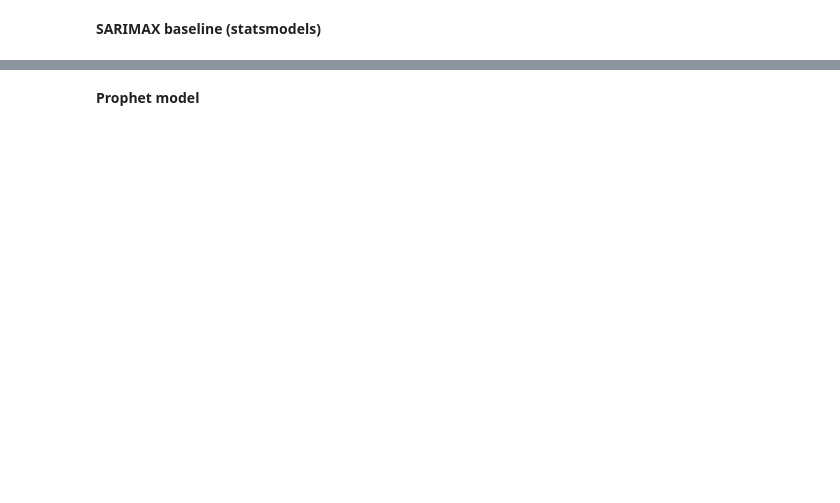
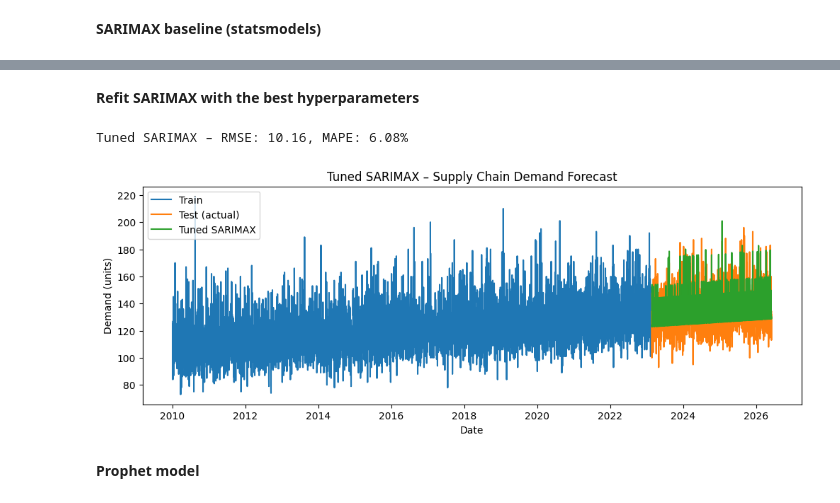
Before and after one commit to Sarathchandrrra/supply-chain-demand-forecasting-chronos-prophet-sarimax, a Jupyter notebook: Chronos_vs_Prophet_vs_Statsmodels_on_Supply_Chain_Demand.ipynb, the cells around one changed output, grey strips where cells are left out. Drawn from its saved outputs; the diff is of its cells as text; code cells hidden in the pictures; blank space fills up the shorter version.

```diff
--- a/Chronos_vs_Prophet_vs_Statsmodels_on_Supply_Chain_Demand.ipynb
+++ b/Chronos_vs_Prophet_vs_Statsmodels_on_Supply_Chain_Demand.ipynb
@@ -149,3 +233,38 @@ plt.show()
+# %% [markdown]
+**Refit SARIMAX with the best hyperparameters**
+# %%
+best = study.best_params
+
+best_model = SARIMAX(
+    endog=train["y"],
+    exog=exog_train,
+    order=(best["p"], best["d"], best["q"]),
+    seasonal_order=(best["P"], best["D"], best["Q"], 7),
+    enforce_stationarity=False,
+    enforce_invertibility=False,
+)
+
+best_result = best_model.fit(disp=False)
+best_forecast = best_result.get_forecast(steps=len(test), exog=exog_test)
+best_pred = best_forecast.predicted_mean.values
+
+best_rmse = rmse(y_test, best_pred)
+best_mape = mape(y_test, best_pred)
+
+print(f"Tuned SARIMAX – RMSE: {best_rmse:.2f}, MAPE: {best_mape:.2f}%")
+
+plt.figure(figsize=(12, 4))
+plt.plot(train.index, train["y"], label="Train")
+plt.plot(test.index, test["y"], label="Test (actual)")
+plt.plot(test.index, best_pred, label="Tuned SARIMAX")
+plt.title("Tuned SARIMAX – Supply Chain Demand Forecast")
+plt.xlabel("Date")
+plt.ylabel("Demand (units)")
+plt.legend()
+plt.show()
+# %% [output]
+Tuned SARIMAX – RMSE: 10.16, MAPE: 6.08%
+[figure, added]
 # %% [markdown]
 **Prophet model**
 # %%
```
Also changed, not shown: parts of 14 cells of this notebook.
